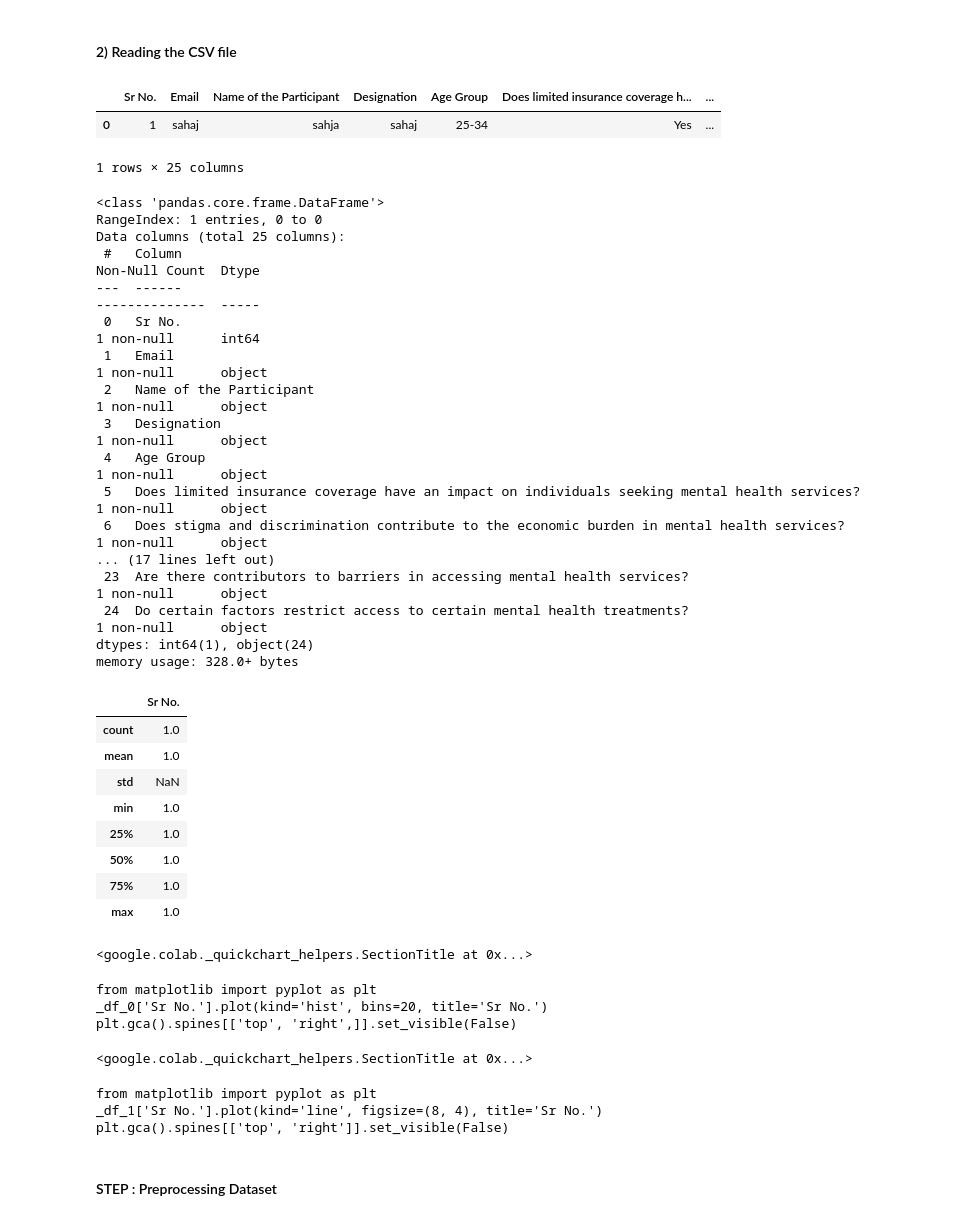
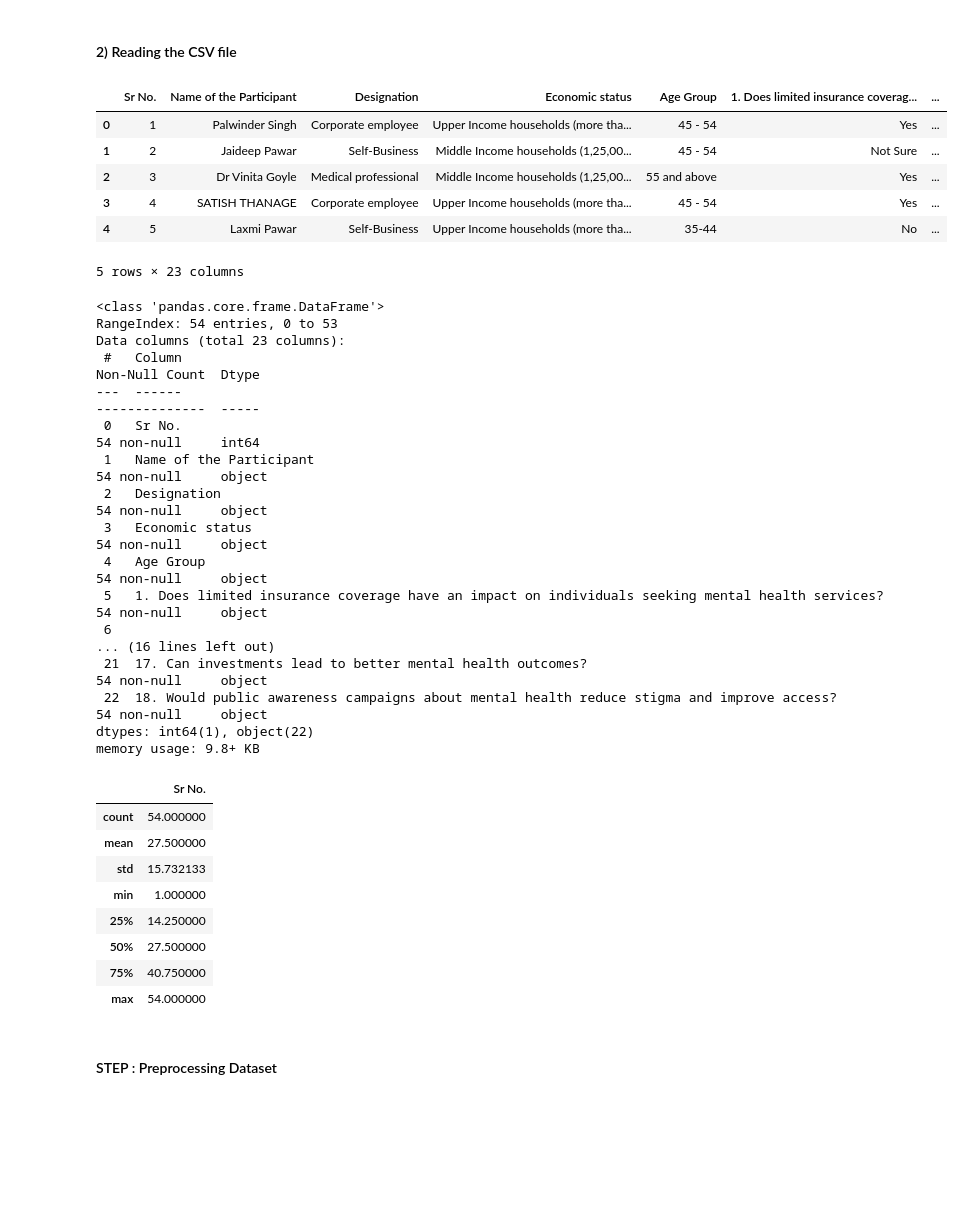
Before and after one commit to radhakrishnan-omotec/economics-eda-repo, a Jupyter notebook: Project_5_Mental_Health_Factors_EDA.ipynb, the cells around one changed output. Drawn from its saved outputs; the diff is of its cells as text; code cells hidden in the pictures; blank space fills up the shorter version.

```diff
--- a/Project_5_Mental_Health_Factors_EDA.ipynb
+++ b/Project_5_Mental_Health_Factors_EDA.ipynb
@@ -24,52 +24,48 @@ import pandas as pd
 # %% [markdown]
 #### 2) Reading the CSV file
 # %%
-test_df = pd.read_csv("/content/economics-eda-repo/Economic Burden Mental Health Form.csv")
+test_df = pd.read_csv("/content/economics-eda-repo/Final CSV File.csv")
 test_df.head()
 # %% [output]
-|  | Sr No. | Email | Name of the Participant | Designation | Age Group | Does limited insurance coverage h... | ... |
-| 0 | 1 | sahaj | sahja | sahaj | 25-34 | Yes | ... |
+|  | Sr No. | Name of the Participant | Designation | Economic status | Age Group | 1. Does limited insurance coverag... | ... |
+| 0 | 1 | Palwinder Singh | Corporate employee | Upper Income households (more tha... | 45 - 54 | Yes | ... |
+| 1 | 2 | Jaideep Pawar | Self-Business | Middle Income households (1,25,00... | 45 - 54 | Not Sure | ... |
+| 2 | 3 | Dr Vinita Goyle | Medical professional | Middle Income households (1,25,00... | 55 and above | Yes | ... |
+| 3 | 4 | SATISH THANAGE | Corporate employee | Upper Income households (more tha... | 45 - 54 | Yes | ... |
+| 4 | 5 | Laxmi Pawar | Self-Business | Upper Income households (more tha... | 35-44 | No | ... |
-1 rows × 25 columns
+5 rows × 23 columns
 # %%
 test_df.info()
 # %% [output]
 <class 'pandas.core.frame.DataFrame'>
-RangeIndex: 1 entries, 0 to 0
-Data columns (total 25 columns):
- #   Column                                                                                                        Non-Null Count  Dtype
----  ------                                                                                                        --------------  -----
- 0   Sr No.                                                                                                        1 non-null      int64
- 1   Email                                                                                                         1 non-null      object
- 2   Name of the Participant                                                                                       1 non-null      object
- 3   Designation                                                                                                   1 non-null      object
- 4   Age Group                                                                                                     1 non-null      object
- 5   Does limited insurance coverage have an impact on individuals seeking mental health services?                 1 non-null      object
- 6   Does stigma and discrimination contribute to the economic burden in mental health services?                   1 non-null      object
-... (17 lines left out)
- 23  Are there contributors to barriers in accessing mental health services?                                       1 non-null      object
- 24  Do certain factors restrict access to certain mental health treatments?                                       1 non-null      object
-dtypes: int64(1), object(24)
-memory usage: 328.0+ bytes
+RangeIndex: 54 entries, 0 to 53
+Data columns (total 23 columns):
+ #   Column                                                                                                                       Non-Null Count  Dtype
+---  ------                                                                                                                       --------------  -----
+ 0   Sr No.                                                                                                                       54 non-null     int64
+ 1   Name of the Participant                                                                                                      54 non-null     object
+ 2   Designation                                                                                                                  54 non-null     object
+ 3   Economic status                                                                                                              54 non-null     object
+ 4   Age Group                                                                                                                    54 non-null     object
+ 5   1. Does limited insurance coverage have an impact on individuals seeking mental health services?                             54 non-null     object
+ 6
+... (16 lines left out)
+ 21  17. Can investments lead to better mental health outcomes?                                                                   54 non-null     object
+ 22  18. Would public awareness campaigns about mental health reduce stigma and improve access?                                   54 non-null     object
+dtypes: int64(1), object(22)
+memory usage: 9.8+ KB
 # %%
 test_df.describe()
 # %% [output]
 |  | Sr No. |
-| count | 1.0 |
-| mean | 1.0 |
-| std | NaN |
-| min | 1.0 |
-| 25% | 1.0 |
-| 50% | 1.0 |
-| 75% | 1.0 |
-| max | 1.0 |
+| count | 54.000000 |
+| mean | 27.500000 |
+| std | 15.732133 |
+| min | 1.000000 |
+| 25% | 14.250000 |
+| 50% | 27.500000 |
+| 75% | 40.750000 |
+| max | 54.000000 |
-<google.colab._quickchart_helpers.SectionTitle at 0x...>
-from matplotlib import pyplot as plt
-_df_0['Sr No.'].plot(kind='hist', bins=20, title='Sr No.')
-plt.gca().spines[['top', 'right',]].set_visible(False)
-<google.colab._quickchart_helpers.SectionTitle at 0x...>
-from matplotlib import pyplot as plt
-_df_1['Sr No.'].plot(kind='line', figsize=(8, 4), title='Sr No.')
-plt.gca().spines[['top', 'right']].set_visible(False)
 # %% [markdown]
 #### STEP : Preprocessing Dataset
 # %%
```
Also changed, not shown: parts of 1 cell of this notebook.
